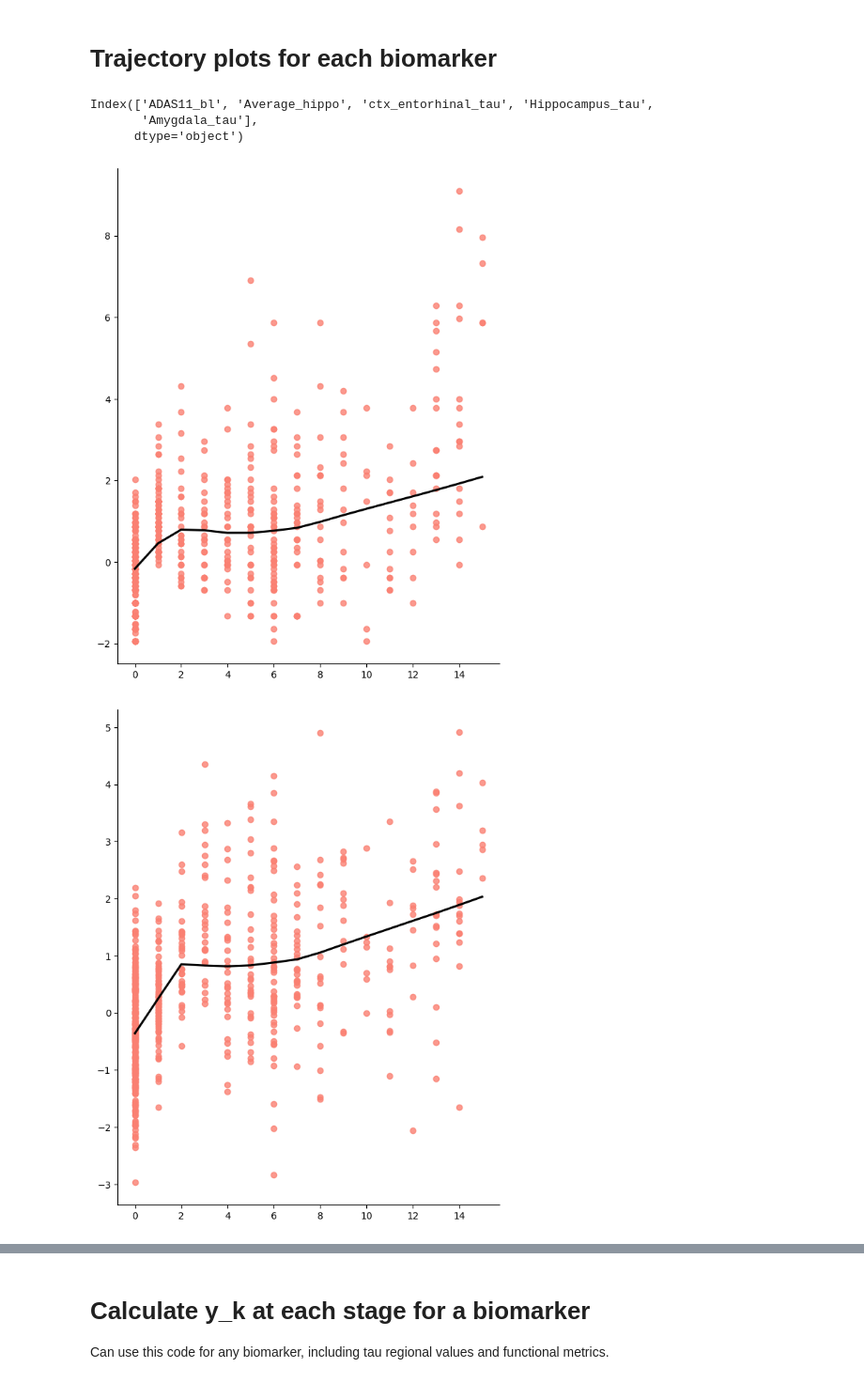
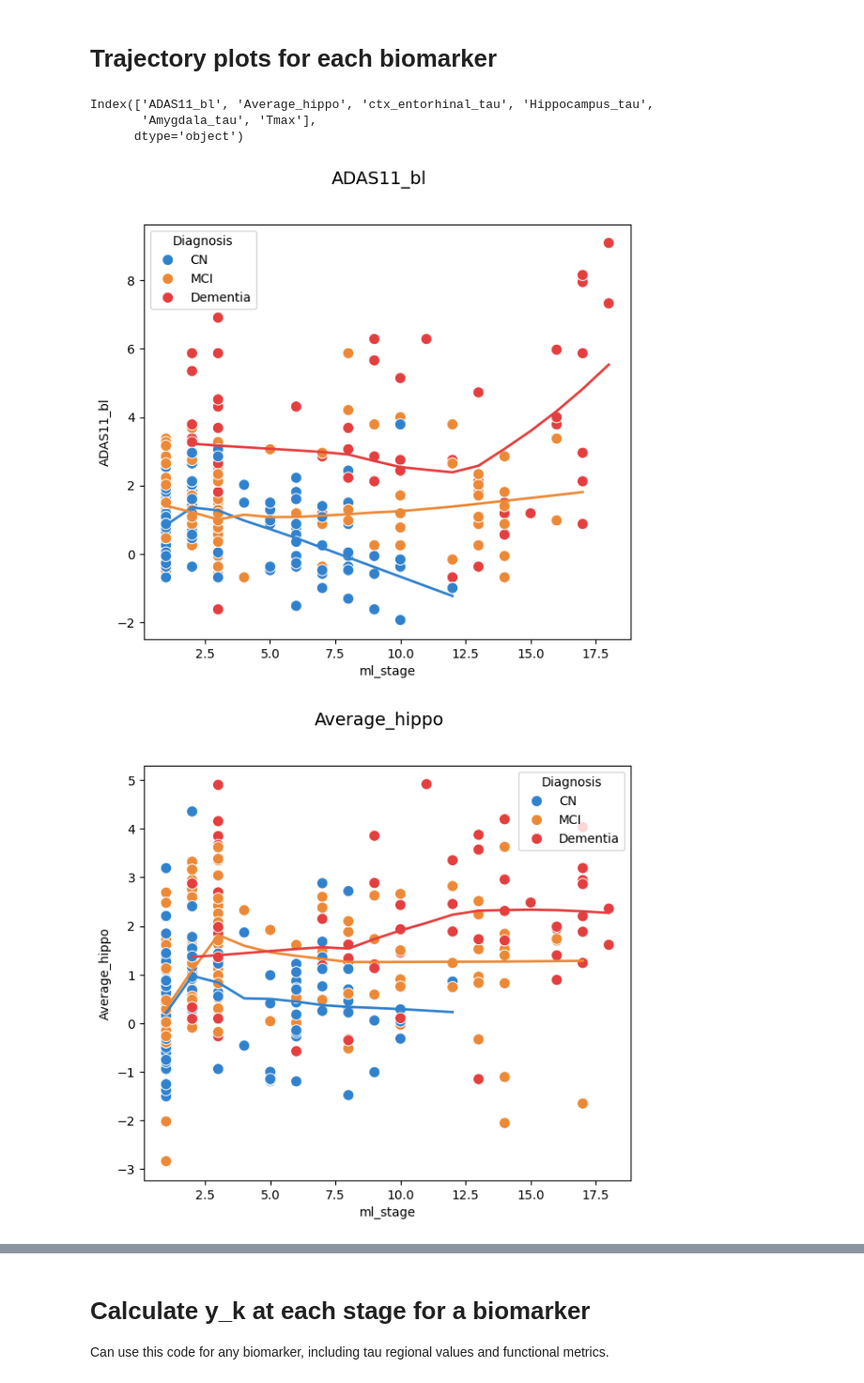
Before and after one commit to Raj-Lab-UCSF/SuStaIn, a Jupyter notebook: notebooks/Processing model output.ipynb, the cells around one changed output, grey strips where cells are left out. Shown at 94% size. Drawn from its saved outputs; the diff is of its cells as text; code cells hidden in the pictures.

```diff
--- a/notebooks/Processing model output.ipynb
+++ b/notebooks/Processing model output.ipynb
@@ -29,11 +29,18 @@ pk = pandas.read_pickle(pickle_filename_s)
 pk.keys()
 # %% [output]
 dict_keys(['samples_sequence', 'samples_f', 'samples_likelihood', 'ml_subtype', 'prob_ml_subtype', 'ml_stage', 'prob_ml_stage', 'prob_subtype', 'prob_stage', 'prob_subtype_stage', 'ml_sequence_EM', 'm ...
+# %%
+# Define which ml_stages to remove from analysis
+stages_to_remove = [0]
 # %%
 # Load specific zdata you want to analyze (make sure the number of subtypes and input features are correct)
-zdata = pandas.read_csv('zdata- subtype 1 A.csv')
+zdata = pandas.read_csv('zdata- with tmax.csv')
 
 #Housekeeping
-zdata = zdata.drop(['Unnamed: 0.1', 'Unnamed: 0'], axis = 1)
+#zdata = zdata.drop(['Unnamed: 0.1', 'Unnamed: 0'], axis = 1)
+
+# Delete subejcts with stages 0 and 1
+zdata = zdata[~zdata['ml_stage'].isin(stages_to_remove)]
+reduced_RIDs = zdata.RID.tolist()
 zdata
 # %% [output]
@@ -165,56 +232,78 @@ No artists with labels found to put in legend.  Note that artists whose label st
 # Trajectory plots for each biomarker
 # %%
 # store our biomarker labels as a variable
-biomarkers = zdata.columns[[3,4,6,10,11]]
+biomarkers = zdata.columns[[4,5,7,11,12,21]]
 print(biomarkers)
 # %% [output]
 Index(['ADAS11_bl', 'Average_hippo', 'ctx_entorhinal_tau', 'Hippocampus_tau',
-       'Amygdala_tau'],
+       'Amygdala_tau', 'Tmax'],
       dtype='object')
 # %%
+# Ensure that diagnosis column is treated as a categorical variable with a specified order
+diagnosis_order = pandas.CategoricalDtype(['CN', 'MCI', 'Dementia'], ordered=True)
+zdata['Diagnosis'] = zdata['Diagnosis'].astype(diagnosis_order)
+
+# Create a custom color palette
+custom_palette = {
+    'CN': '#3182CE',     # Standard blue
+    'MCI': '#ED8936',    # Standard orange
+    'Dementia': '#E53E3E' # Standard red
+}
+
+# Your plotting code
 y_min = zdata[biomarkers].min().min()  # Global minimum across all biomarkers
 y_max = zdata[biomarkers].max().max()  # Global maximum across all biomarkers
 
-if nsubtypes < 2: # If only one subtype
+if nsubtypes < 2:  # If only one subtype
 
     for biomarker in biomarkers:
+        plt.figure(figsize=(7, 6))  # Adjust figure size if needed
 
-        # plot relationship between each biomarker and stage for each subject
-        sns.lmplot(x='ml_stage',y=biomarker, data = zdata,lowess=True,
-                line_kws={'color': 'black', 'alpha': 1.0},  # Ensuring full opacity
-                scatter_kws={'color': '#FA8072'}, height=8,  # height in inches of each facet
-                aspect=0.8)
+        # Plot scatter points
+        sns.scatterplot(x='ml_stage', y=biomarker, data=zdata,
+                        hue='Diagnosis', palette=custom_palette,
+                        s=80)  # Adjust scatter point size if needed
+
+        # Add regression lines for each diagnosis
+        for diagnosis in ['CN', 'MCI', 'Dementia']:
+            sns.regplot(x='ml_stage', y=biomarker,
+                        data=zdata[zdata['Diagnosis'] == diagnosis],
+                        scatter=False,
+                        color=custom_palette[diagnosis],
+                        lowess=True,
+                        line_kws={'lw': 2, 'alpha': 1.0})  # Thinner line (lw: line width)
+
 
         # Get current axis (gca) object
-        ax = plt.gca()
+        #ax = plt.gca()
 
         # Remove x and y axis labels
         #ax.set_xticklabels([])  # Hide x-axis tick labels but keep the tick marks
         #ax.set_yticklabels([])  # Hide y-axis tick labels but keep the tick marks
-        ax.set_xlabel('')  # Removing x-axis label if there is one
-        ax.set_ylabel('')  # Removing y-axis label if there is one
+        #ax.set_xlabel('')  # Removing x-axis label if there is one
+        #ax.set_ylabel('')  # Removing y-axis label if there is one
 
         # Add a title to the plot
-        #plt.gcf().suptitle(biomarker, fontsize=14)
+        plt.gcf().suptitle(biomarker, fontsize=14)
 
         # Set the same y-axis range for all plots
         #plt.ylim(y_min, y_max)
 
         plt.show()
 
 else: # If multiple subtypes
 
     for biomarker in biomarkers:
         # Plot relationship between each biomarker and stage for all subtypes together
         sns.lmplot(x='ml_stage', y=biomarker, hue='ml_subtype', data=zdata, lowess=True, aspect=1.5)
 
         # Add a title to the plot
         plt.title(f'{biomarker} Across Subtypes', fontsize=14)
 
         # Set the same y-axis range for all plots
         plt.ylim(y_min, y_max)
 
         plt.show()
 # %% [output]
-[figure, old version]
+[figure, new version]
-[figure, old version]
+[figure, new version]
```
Also changed, not shown: parts of 23 cells of this notebook, 7 other files.
